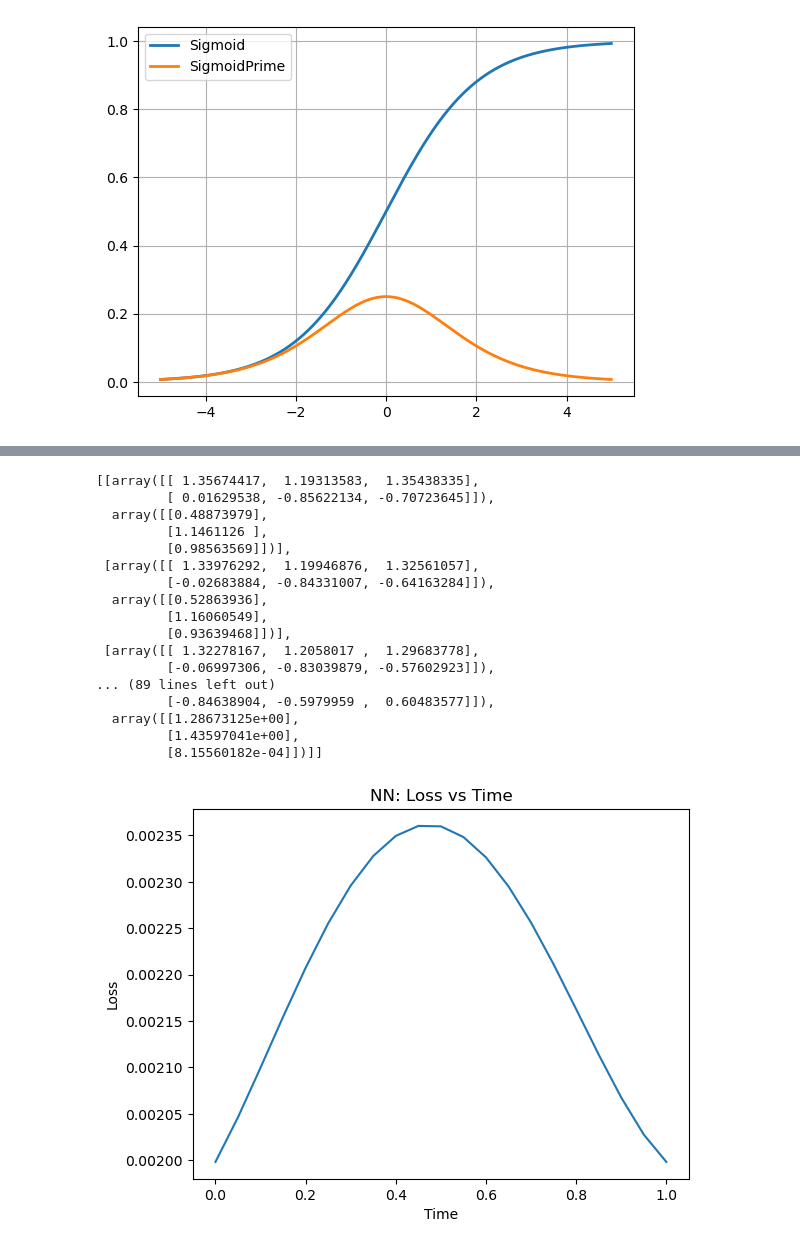
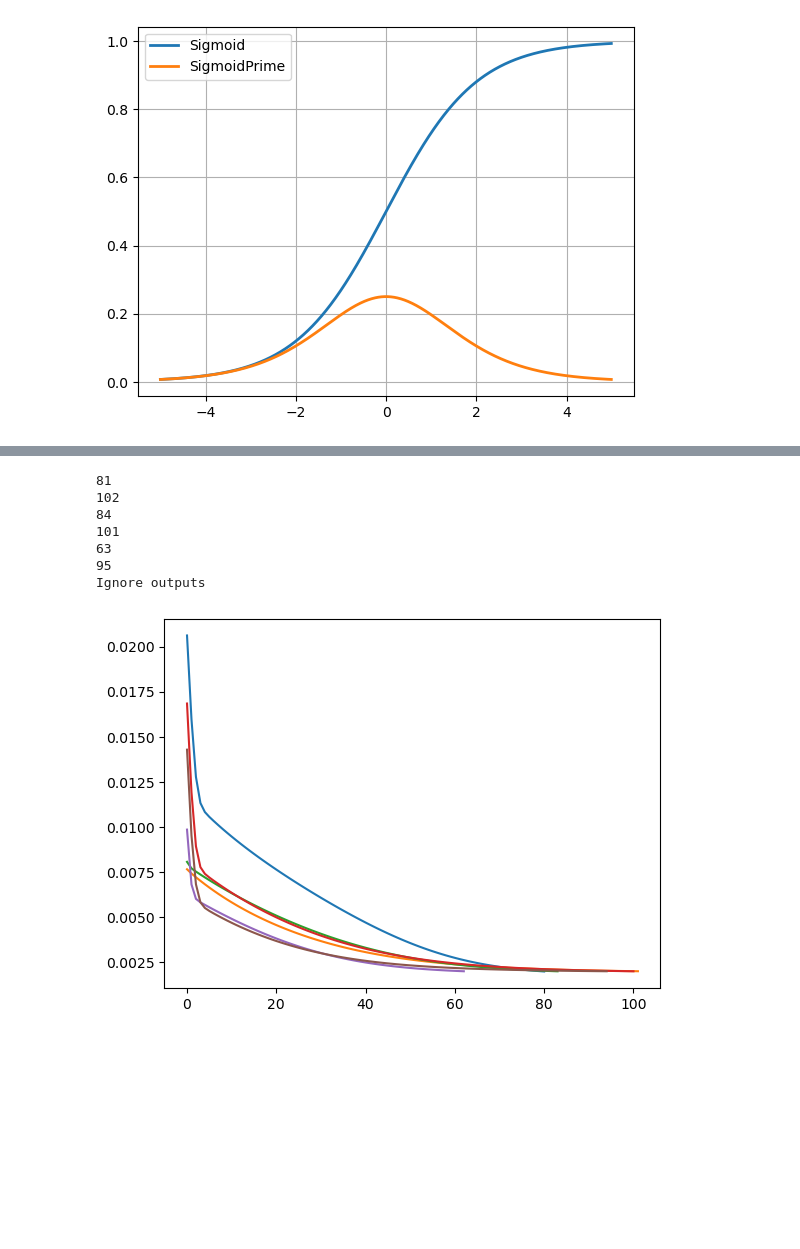
Before and after one commit to ranashreyas/Cogsci131_assg1, a Jupyter notebook: NeuralNetsSummer23.ipynb, the cells around one changed output, grey strips where cells are left out. Drawn from its saved outputs; the diff is of its cells as text; code cells hidden in the pictures; blank space fills up the shorter version.

```diff
--- a/NeuralNetsSummer23.ipynb
+++ b/NeuralNetsSummer23.ipynb
@@ -281,29 +249,0 @@ theta1, theta2
-# %%
-time = np.arange(0,1.001,0.05)
-
-whatlist = []
-for i in time:
-    what1 = (1-i)*theta1[0] + i*theta2[0] ### w_hat_1 = (1-time)*NN1.W1 + time*NN2.W1
-    what2 = (1-i)*theta1[1] + i*theta2[1] ### w_hat_2 = (1-time)*NN1.W2 + time*NN2.W2
-    what = [what1, what2] ### [(1-time)*NN1.W1 + time*NN2.W1, (1-time)*NN1.W2 + time*NN2.W2]
-    whatlist.append(what)
-
-whatlist
-# %% [output]
-[[array([[ 1.35674417,  1.19313583,  1.35438335],
-         [ 0.01629538, -0.85622134, -0.70723645]]),
-  array([[0.48873979],
-         [1.1461126 ],
-         [0.98563569]])],
- [array([[ 1.33976292,  1.19946876,  1.32561057],
-         [-0.02683884, -0.84331007, -0.64163284]]),
-  array([[0.52863936],
-         [1.16060549],
-         [0.93639468]])],
- [array([[ 1.32278167,  1.2058017 ,  1.29683778],
-         [-0.06997306, -0.83039879, -0.57602923]]),
-... (89 lines left out)
-         [-0.84638904, -0.5979959 ,  0.60483577]]),
-  array([[1.28673125e+00],
-         [1.43597041e+00],
-         [8.15560182e-04]])]]
@@ -321,7 +249,0 @@ for i in range(len(time)):
-# %%
-plt.plot(time, costs);
-plt.title("NN: Loss vs Time")
-plt.xlabel("Time");
-plt.ylabel("Loss");
-# %% [output]
-[figure, removed]
@@ -361 +327,15 @@ for i in range(len(path)):
+# %%
+arr1, costs1 = path_costs_function()
+arr2, costs2 = path_costs_function()
+arr3, costs3 = path_costs_function()
+print("Ignore outputs")
+# %% [output]
+81
+102
+84
+101
+63
+95
+Ignore outputs
+[figure, added]
 # %%
```
Also changed, not shown: parts of 18 cells of this notebook, 1 other file.
